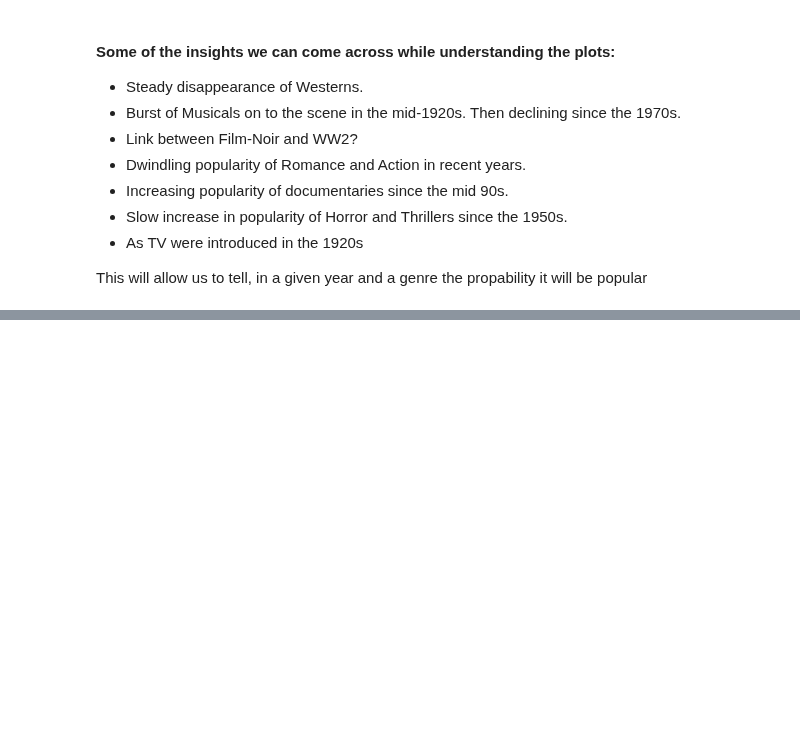
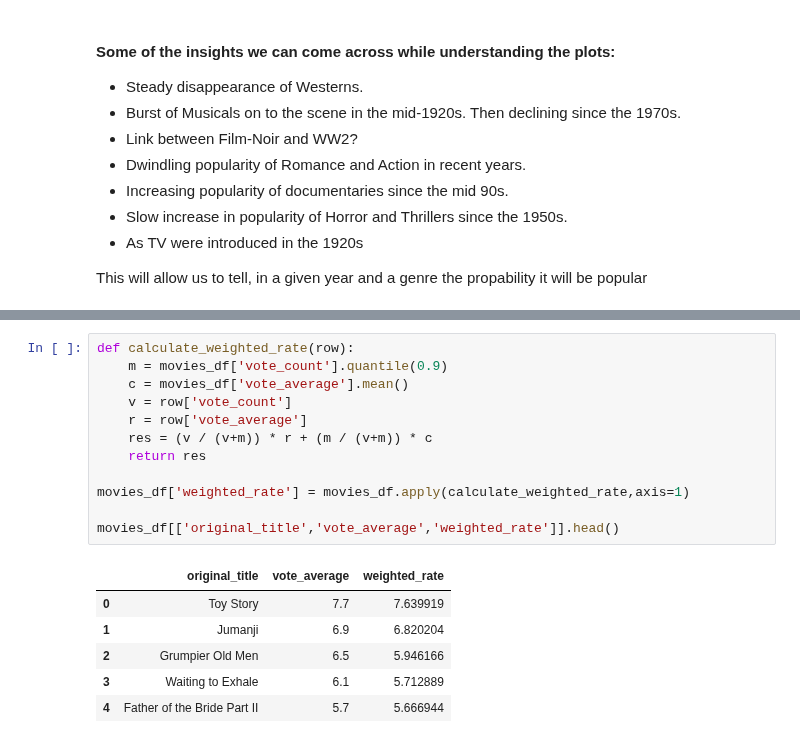
Before and after one commit to ronka/movie-recommendation-notebook, a Jupyter notebook: final_project.ipynb, the cells around one changed output, grey strips where cells are left out. Cells and saved outputs as stored; diff of their text form; blank space fills up the shorter version.

```diff
--- a/final_project.ipynb
+++ b/final_project.ipynb
@@ -216,0 +243,19 @@ This will allow us to tell, in a given year and a genre the propability it will
+# %%
+def calculate_weighted_rate(row):
+    m = movies_df['vote_count'].quantile(0.9)
+    c = movies_df['vote_average'].mean()
+    v = row['vote_count']
+    r = row['vote_average']
+    res = (v / (v+m)) * r + (m / (v+m)) * c
+    return res
+
+movies_df['weighted_rate'] = movies_df.apply(calculate_weighted_rate,axis=1)
+
+movies_df[['original_title','vote_average','weighted_rate']].head()
+# %% [output]
+|  | original_title | vote_average | weighted_rate |
+| 0 | Toy Story | 7.7 | 7.639919 |
+| 1 | Jumanji | 6.9 | 6.820204 |
+| 2 | Grumpier Old Men | 6.5 | 5.946166 |
+| 3 | Waiting to Exhale | 6.1 | 5.712889 |
+| 4 | Father of the Bride Part II | 5.7 | 5.666944 |
```
Also changed, not shown: parts of 19 cells of this notebook, 1 other file.
